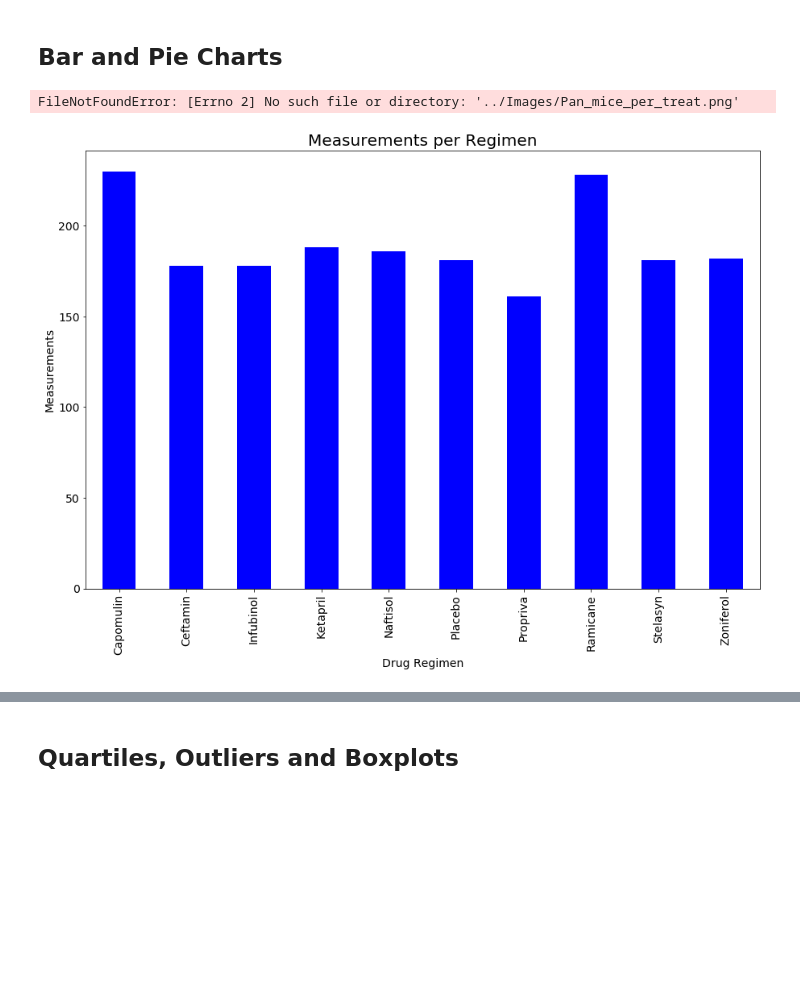
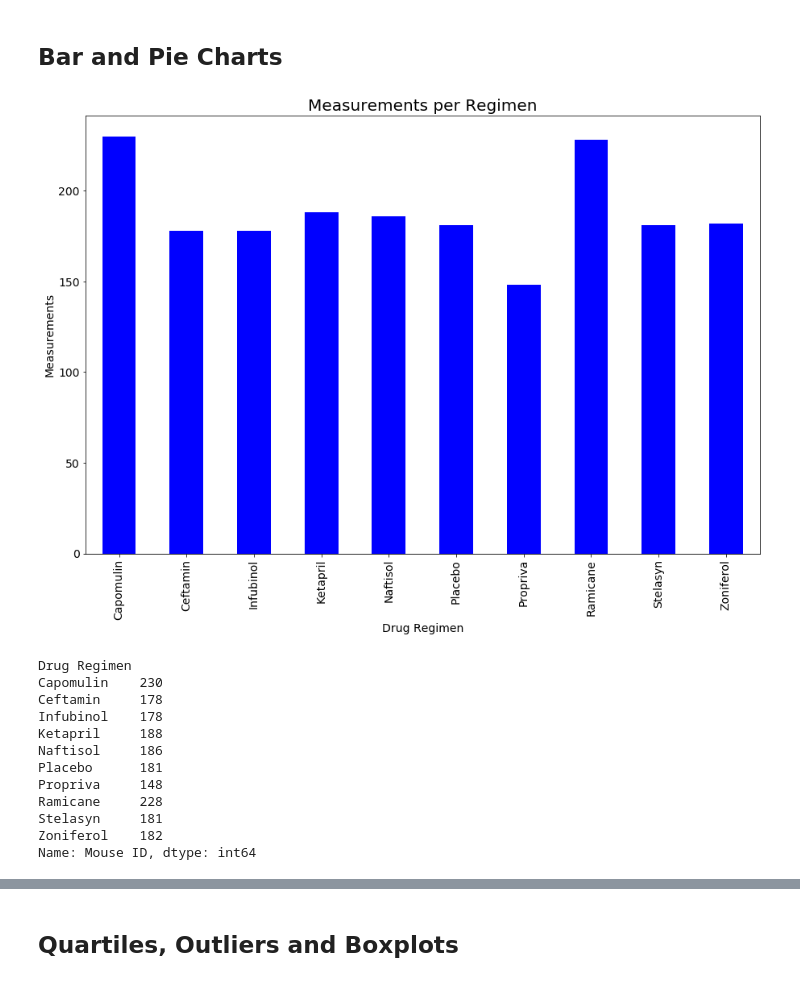
Before and after one commit to exu2011/Matplotlib_Challenge, a Jupyter notebook: Pymaceuticals/Mypymaceuticals_starter_with_plots.ipynb, the cells around one changed output, grey strips where cells are left out. Saved outputs shown, nothing was run; the diff lists cells and outputs as text; code cells hidden in the pictures; blank space fills up the shorter version.

```diff
--- a/Pymaceuticals/Mypymaceuticals_starter_with_plots.ipynb
+++ b/Pymaceuticals/Mypymaceuticals_starter_with_plots.ipynb
@@ -75,7 +89,7 @@ print(all_duplicate_mouse_id)
 # %%
 # Create a clean DataFrame/usable mice by dropping the duplicate mouse by its ID.
-usable_mice = Combined_data[Combined_data['Mouse ID'].isin(duplicate_mice)==False]
-usable_mice
+usable_data = Combined_data[Combined_data['Mouse ID'].isin(duplicate_mice)==False]
+usable_data
 # %% [output]
 |  | Mouse ID | Drug Regimen | Sex | Age_months | Weight (g) | Timepoint | Tumor Volume (mm3) | ... |
 | 0 | k403 | Ramicane | Male | 21 | 16 | 0 | 45.000000 | ... |
@@ -184,23 +198,34 @@ alldrug_stats_table_2
 ## Bar and Pie Charts
 # %%
 # Generate a bar plot showing the total number of mice for each treatment regimen using pandas Dataframe.plot().
-measurements_per_drug = Combined_data.groupby(["Drug Regimen"]).count()["Mouse ID"]
+measurements_per_drug = usable_data.groupby(["Drug Regimen"]).count()["Mouse ID"]
 
 
 plot_pandas = measurements_per_drug.plot.bar(figsize=(15,10), color='b',fontsize = 14)
 measurements_per_drug
 plt.xlabel("Drug Regimen",fontsize = 14)
 plt.ylabel("Measurements",fontsize = 14)
 plt.title("Measurements per Regimen",fontsize = 20)
 
-plt.savefig("../Images/Pan_mice_per_treat.png", bbox_inches = "tight")
+#plt.savefig("../Images/Pan_mice_per_treat.png", bbox_inches = "tight")
 #plt.tight_layout()
 plt.show()
 
 measurements_per_drug
 # %% [output]
+[figure, new version]
-FileNotFoundError: [Errno 2] No such file or directory: '../Images/Pan_mice_per_treat.png'
+Drug Regimen
+Capomulin    230
+Ceftamin     178
+Infubinol    178
+Ketapril     188
+Naftisol     186
+Placebo      181
+Propriva     148
+Ramicane     228
+Stelasyn     181
+Zoniferol    182
+Name: Mouse ID, dtype: int64
-[figure, old version]
 # %%
 # Generate a bar plot showing the total number of mice for each treatment regimen using using using pyplot.
 ##plt.style.use('seaborn-dark-palette')
```
Also changed, not shown: parts of 16 cells of this notebook.
